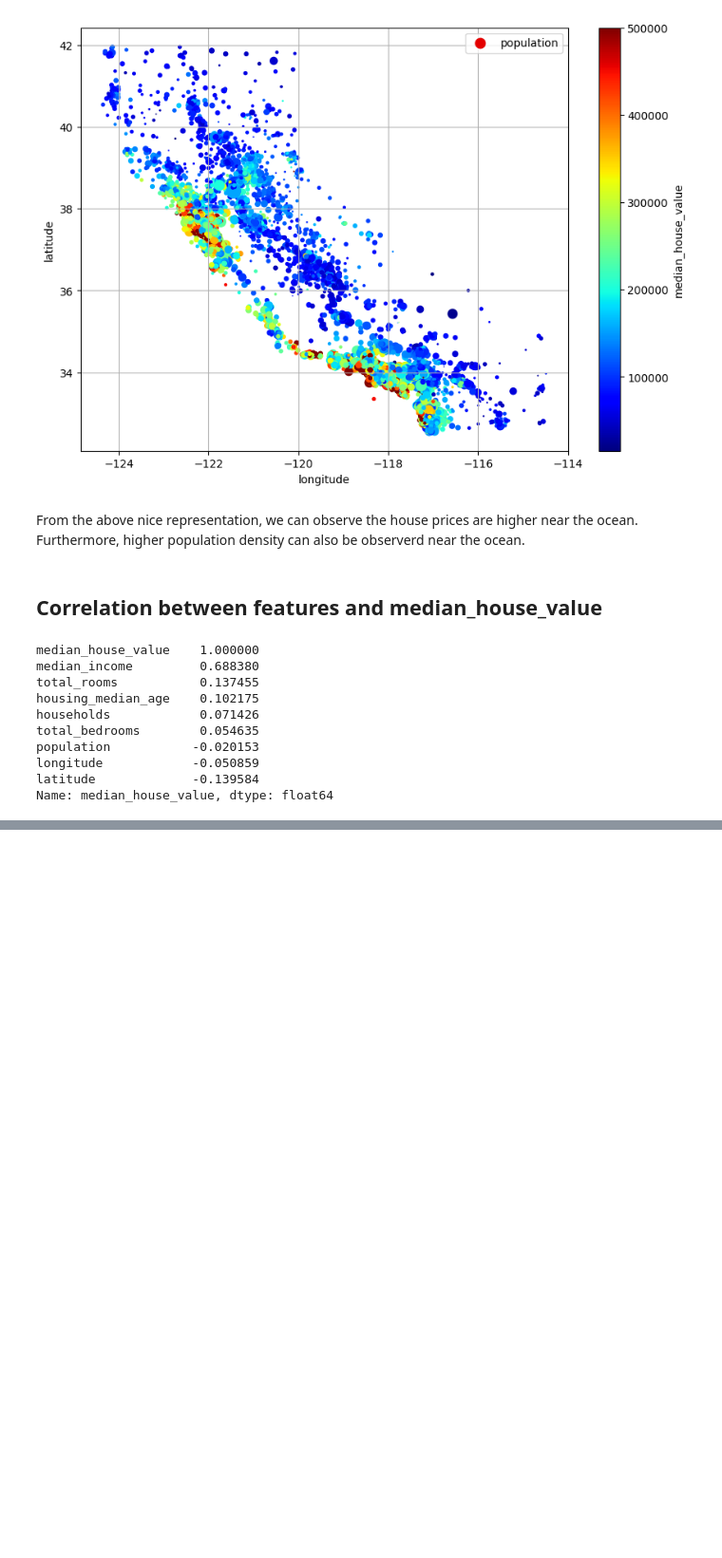
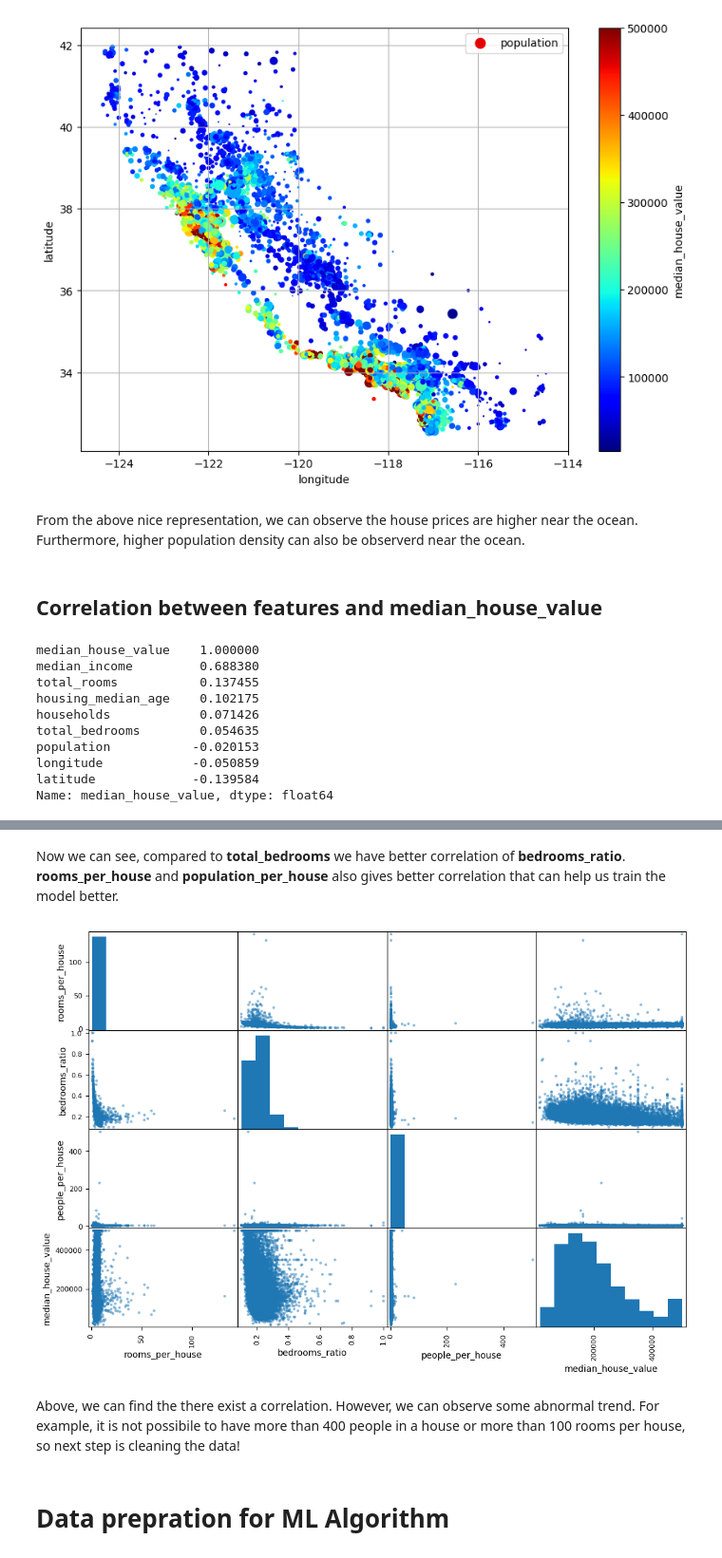
Before and after one commit to niazusama/California_housing_prices_prediction_model, a Jupyter notebook: california_housing_price_estimator.ipynb, the cells around one changed output, grey strips where cells are left out. Shown at 95% size. Drawn from its saved outputs; the diff is of its cells as text; code cells hidden in the pictures; blank space fills up the shorter version.

Commit message:
Data prep

```diff
--- a/california_housing_price_estimator.ipynb
+++ b/california_housing_price_estimator.ipynb
@@ -256,0 +275,4 @@ housing.columns.size
+# %%
+housing['rooms_per_house'] = housing['total_rooms'] / housing['households']
+housing['bedrooms_ratio'] = housing['total_bedrooms'] / housing['total_rooms']
+housing['people_per_house'] = housing['population'] / housing['households']
@@ -256,0 +297,12 @@ housing.columns.size
+# %% [markdown]
+Now we can see, compared to **total_bedrooms** we have better correlation of **bedrooms_ratio**. **rooms_per_house** and **population_per_house** also gives better correlation that can help us train the model better.
+# %%
+attributes = ["rooms_per_house", "bedrooms_ratio", "people_per_house", "median_house_value"]
+pd.plotting.scatter_matrix(housing[attributes], figsize=(12, 8))
+plt.show()
+# %% [output]
+[figure, added]
+# %% [markdown]
+Above, we can find the there exist a correlation. However, we can observe some abnormal trend. For example, it is not possibile to have more than 400 people in a house or more than 100 rooms per house, so next step is cleaning the data!
+# %% [markdown]
+# Data prepration for ML Algorithm
```
Also changed, not shown: parts of 7 cells of this notebook.
